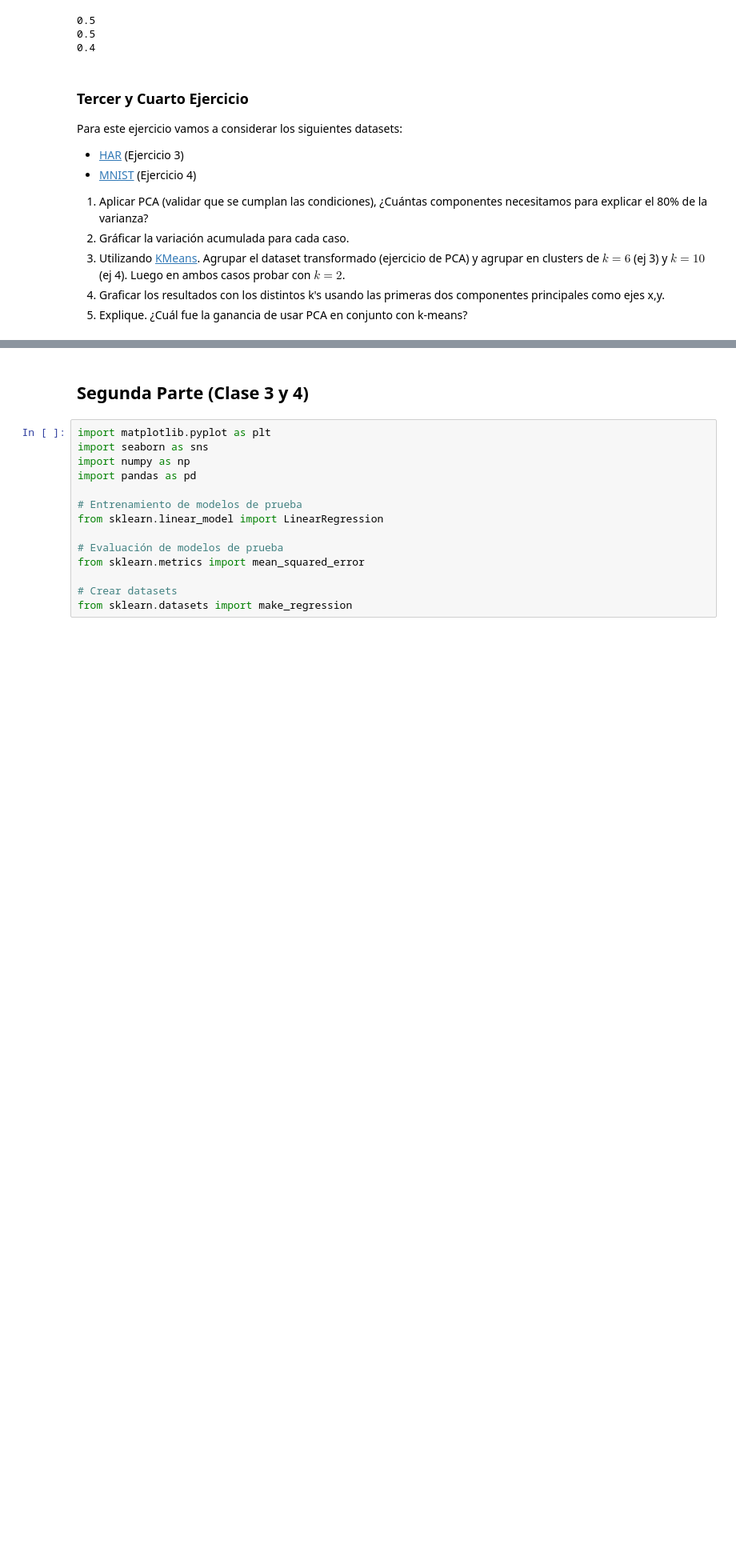
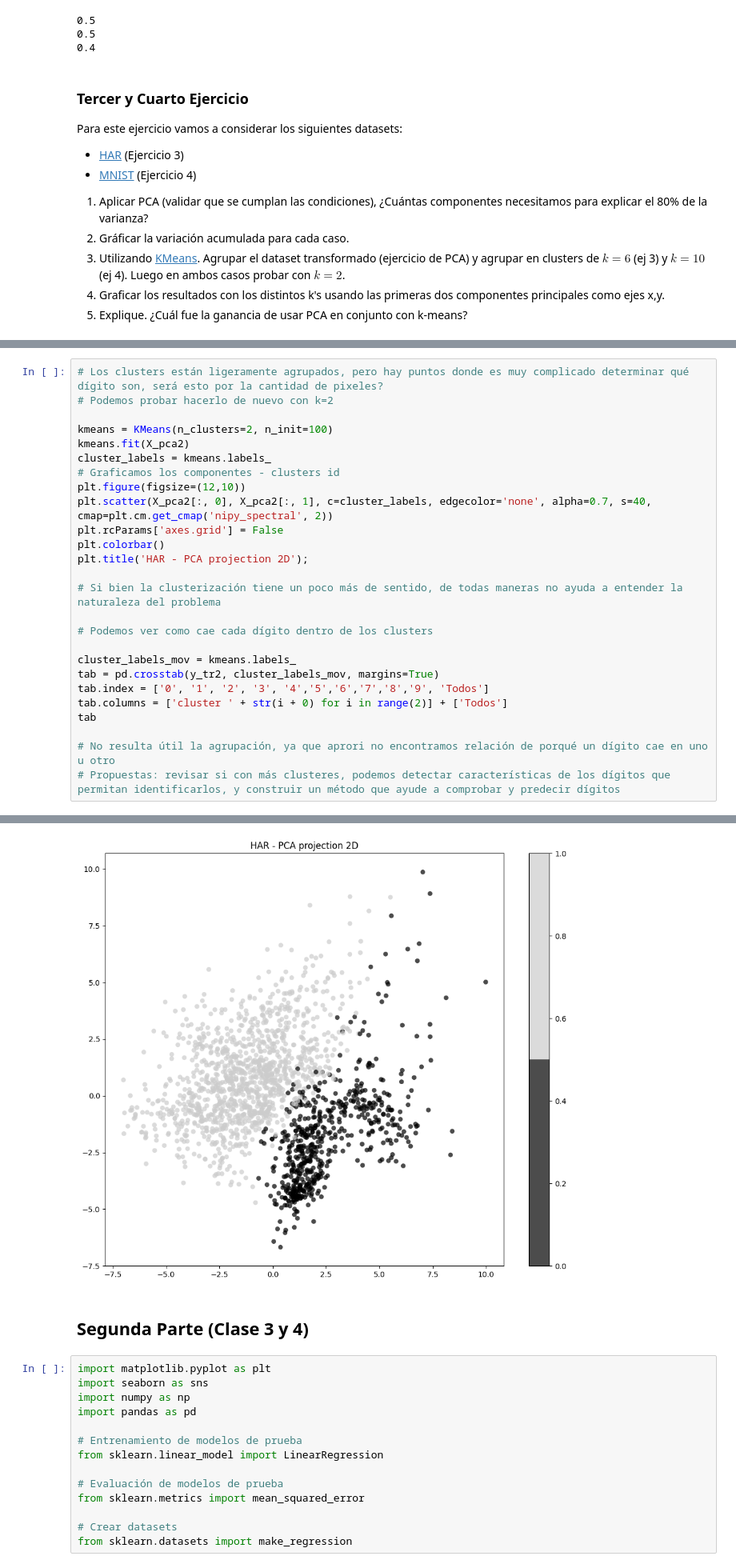
Before and after one commit to erikhromek/intro_ia, a Jupyter notebook: tp_integrador_enunciado/tp_integrador.ipynb, the cells around one changed output, grey strips where cells are left out. Shown at 80% size. Saved outputs shown, nothing was run; the diff lists cells and outputs as text; blank space fills up the shorter version.

```diff
--- a/tp_integrador_enunciado/tp_integrador.ipynb
+++ b/tp_integrador_enunciado/tp_integrador.ipynb
@@ -354,0 +346,27 @@ tab
+# %%
+# Los clusters están ligeramente agrupados, pero hay puntos donde es muy complicado determinar qué dígito son, será esto por la cantidad de pixeles?
+# Podemos probar hacerlo de nuevo con k=2
+
+kmeans = KMeans(n_clusters=2, n_init=100)
+kmeans.fit(X_pca2)
+cluster_labels = kmeans.labels_
+# Graficamos los componentes - clusters id
+plt.figure(figsize=(12,10))
+plt.scatter(X_pca2[:, 0], X_pca2[:, 1], c=cluster_labels, edgecolor='none', alpha=0.7, s=40, cmap=plt.cm.get_cmap('nipy_spectral', 2))
+plt.rcParams['axes.grid'] = False
+plt.colorbar()
+plt.title('HAR - PCA projection 2D');
+
+# Si bien la clusterización tiene un poco más de sentido, de todas maneras no ayuda a entender la naturaleza del problema
+
+# Podemos ver como cae cada dígito dentro de los clusters
+
+cluster_labels_mov = kmeans.labels_
+tab = pd.crosstab(y_tr2, cluster_labels_mov, margins=True)
+tab.index = ['0', '1', '2', '3', '4','5','6','7','8','9', 'Todos']
+tab.columns = ['cluster ' + str(i + 0) for i in range(2)] + ['Todos']
+tab
+
+# No resulta útil la agrupación, ya que aprori no encontramos relación de porqué un dígito cae en uno u otro
+# Propuestas: revisar si con más clusteres, podemos detectar características de los dígitos que permitan identificarlos, y construir un método que ayude a comprobar y predecir dígitos
+# %% [output]
@@ -355,3 +385,4 @@ tab
+[figure, added]
 # %% [markdown]
 ## Segunda Parte (Clase 3 y 4)
 # %%
```
Also changed, not shown: parts of 5 cells of this notebook.
